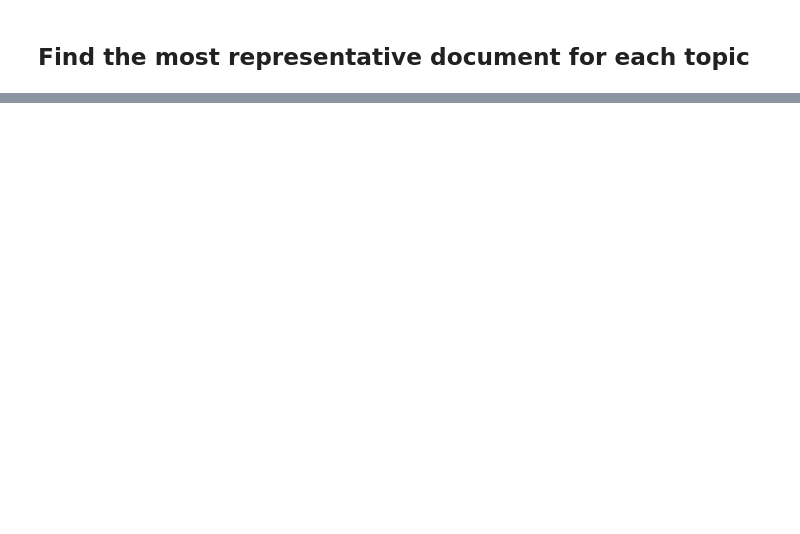
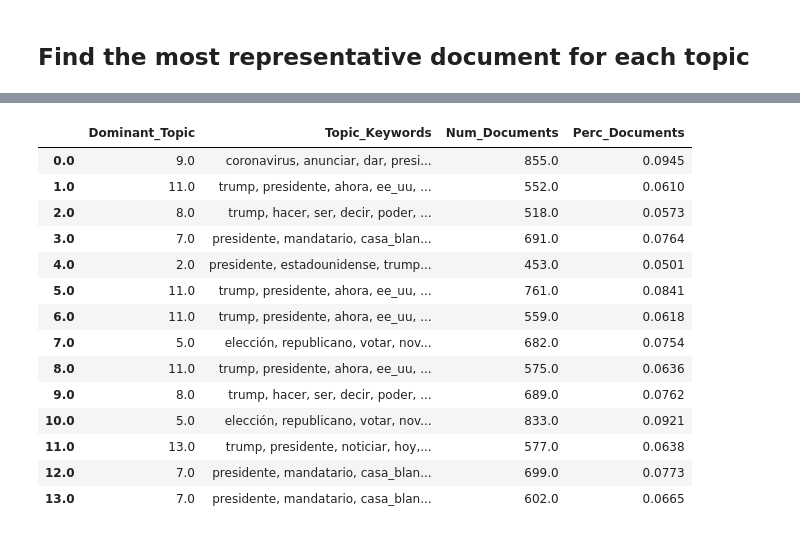
Before and after one commit to saviaga/Latinx2020, a Jupyter notebook: Latinx2020_Republican.ipynb, the cells around one changed output, grey strips where cells are left out. Saved outputs shown, nothing was run; the diff lists cells and outputs as text; code cells hidden in the pictures; blank space fills up the shorter version.

```diff
--- a/Latinx2020_Republican.ipynb
+++ b/Latinx2020_Republican.ipynb
@@ -591,19 +600,36 @@ sent_topics_sorteddf_mallet.head()
 # %%
 ## Topic distribution across documents
 # Number of Documents for Each Topic
 topic_counts = df_topic_sents_keywords['Dominant_Topic'].value_counts()
 
 # Percentage of Documents for Each Topic
 topic_contribution = round(topic_counts/topic_counts.sum(), 4)
 
 # Topic Number and Keywords
 topic_num_keywords = df_topic_sents_keywords[['Dominant_Topic', 'Topic_Keywords']]
 
 # Concatenate Column wise
 df_dominant_topics = pd.concat([topic_num_keywords, topic_counts, topic_contribution], axis=1)
 
 # Change Column names
 df_dominant_topics.columns = ['Dominant_Topic', 'Topic_Keywords', 'Num_Documents', 'Perc_Documents']
 
 # Show
+df_dominant_topics.dropna(inplace=True)
 df_dominant_topics
+# %% [output]
+|  | Dominant_Topic | Topic_Keywords | Num_Documents | Perc_Documents |
+| 0.0 | 9.0 | coronavirus, anunciar, dar, presi... | 855.0 | 0.0945 |
+| 1.0 | 11.0 | trump, presidente, ahora, ee_uu, ... | 552.0 | 0.0610 |
+| 2.0 | 8.0 | trump, hacer, ser, decir, poder, ... | 518.0 | 0.0573 |
+| 3.0 | 7.0 | presidente, mandatario, casa_blan... | 691.0 | 0.0764 |
+| 4.0 | 2.0 | presidente, estadounidense, trump... | 453.0 | 0.0501 |
+| 5.0 | 11.0 | trump, presidente, ahora, ee_uu, ... | 761.0 | 0.0841 |
+| 6.0 | 11.0 | trump, presidente, ahora, ee_uu, ... | 559.0 | 0.0618 |
+| 7.0 | 5.0 | elección, republicano, votar, nov... | 682.0 | 0.0754 |
+| 8.0 | 11.0 | trump, presidente, ahora, ee_uu, ... | 575.0 | 0.0636 |
+| 9.0 | 8.0 | trump, hacer, ser, decir, poder, ... | 689.0 | 0.0762 |
+| 10.0 | 5.0 | elección, republicano, votar, nov... | 833.0 | 0.0921 |
+| 11.0 | 13.0 | trump, presidente, noticiar, hoy,... | 577.0 | 0.0638 |
+| 12.0 | 7.0 | presidente, mandatario, casa_blan... | 699.0 | 0.0773 |
+| 13.0 | 7.0 | presidente, mandatario, casa_blan... | 602.0 | 0.0665 |
```
Also changed, not shown: parts of 7 cells of this notebook, 1 other file.
